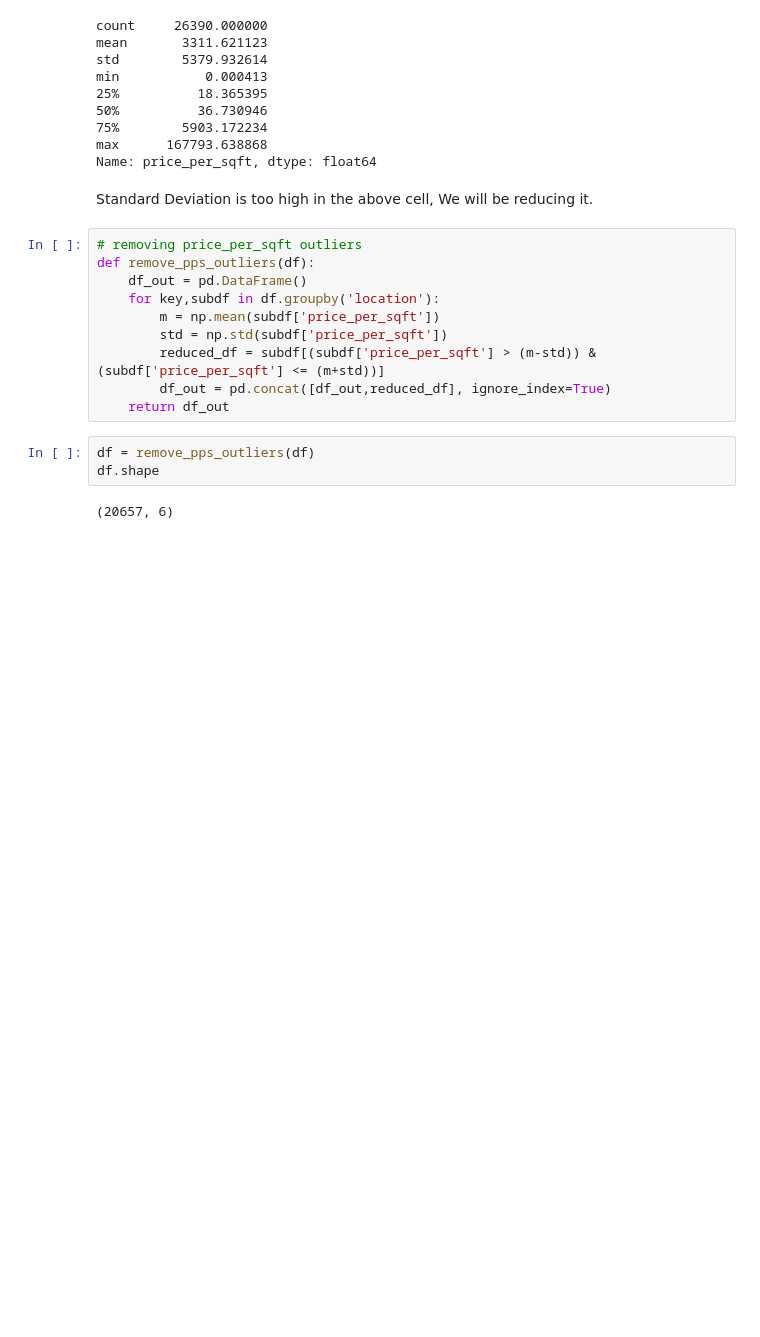
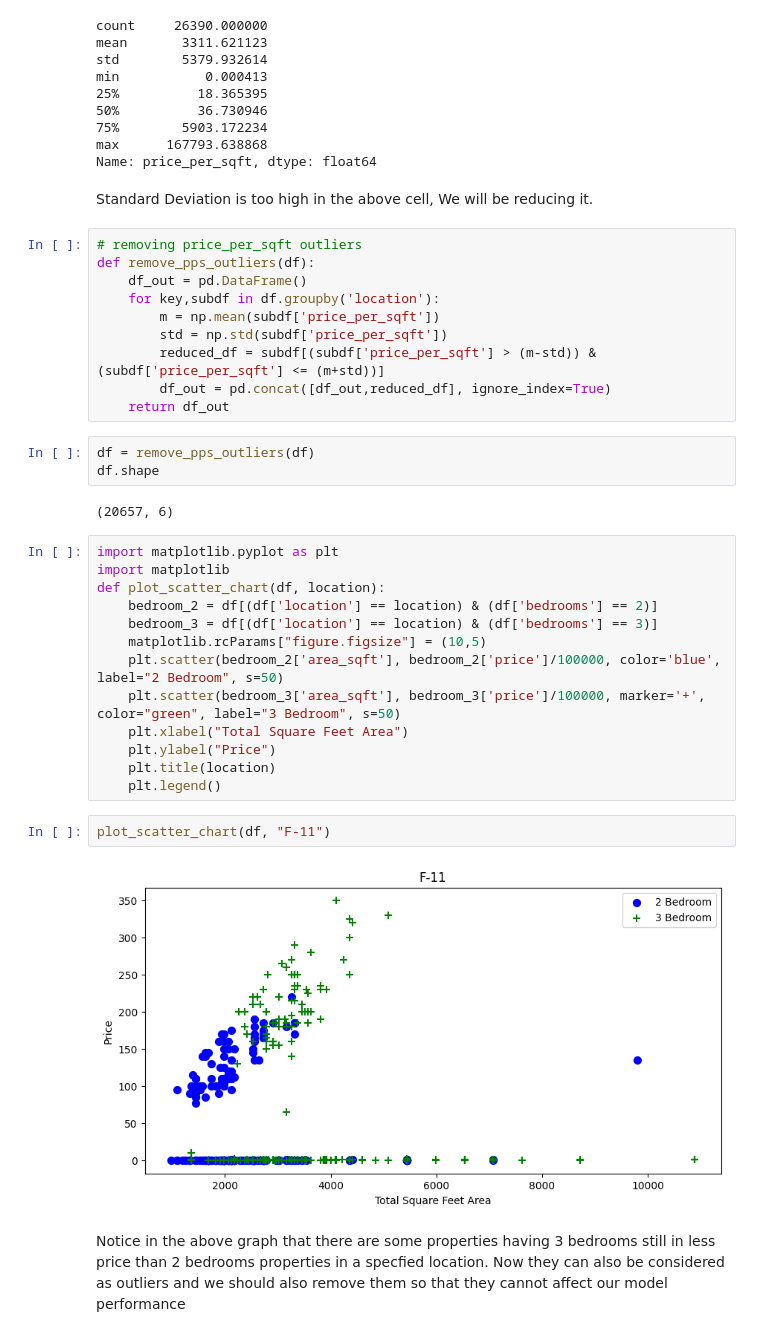
Before and after one commit to razzaq-99/Pakistan-s-Top-Cities-Property-Price-Prediction, a Jupyter notebook: Islamabad_property_price_prediction.ipynb, the cells around one changed output. Saved outputs shown, nothing was run; the diff lists cells and outputs as text; blank space fills up the shorter version.

```diff
--- a/Islamabad_property_price_prediction.ipynb
+++ b/Islamabad_property_price_prediction.ipynb
@@ -243,3 +243,22 @@ df = remove_pps_outliers(df)
 df.shape
 # %% [output]
 (20657, 6)
+# %%
+import matplotlib.pyplot as plt
+import matplotlib
+def plot_scatter_chart(df, location):
+    bedroom_2 = df[(df['location'] == location) & (df['bedrooms'] == 2)]
+    bedroom_3 = df[(df['location'] == location) & (df['bedrooms'] == 3)]
+    matplotlib.rcParams["figure.figsize"] = (10,5)
+    plt.scatter(bedroom_2['area_sqft'], bedroom_2['price']/100000, color='blue', label="2 Bedroom", s=50)
+    plt.scatter(bedroom_3['area_sqft'], bedroom_3['price']/100000, marker='+', color="green", label="3 Bedroom", s=50)
+    plt.xlabel("Total Square Feet Area")
+    plt.ylabel("Price")
+    plt.title(location)
+    plt.legend()
+# %%
+plot_scatter_chart(df, "F-11")
+# %% [output]
+[figure, added]
+# %% [markdown]
+Notice in the above graph that there are some properties having 3 bedrooms still in less price than 2 bedrooms properties in a specfied location. Now they can also be considered as outliers and we should also remove them so that they cannot affect our model performance
```
Also changed, not shown: parts of 2 cells of this notebook.
